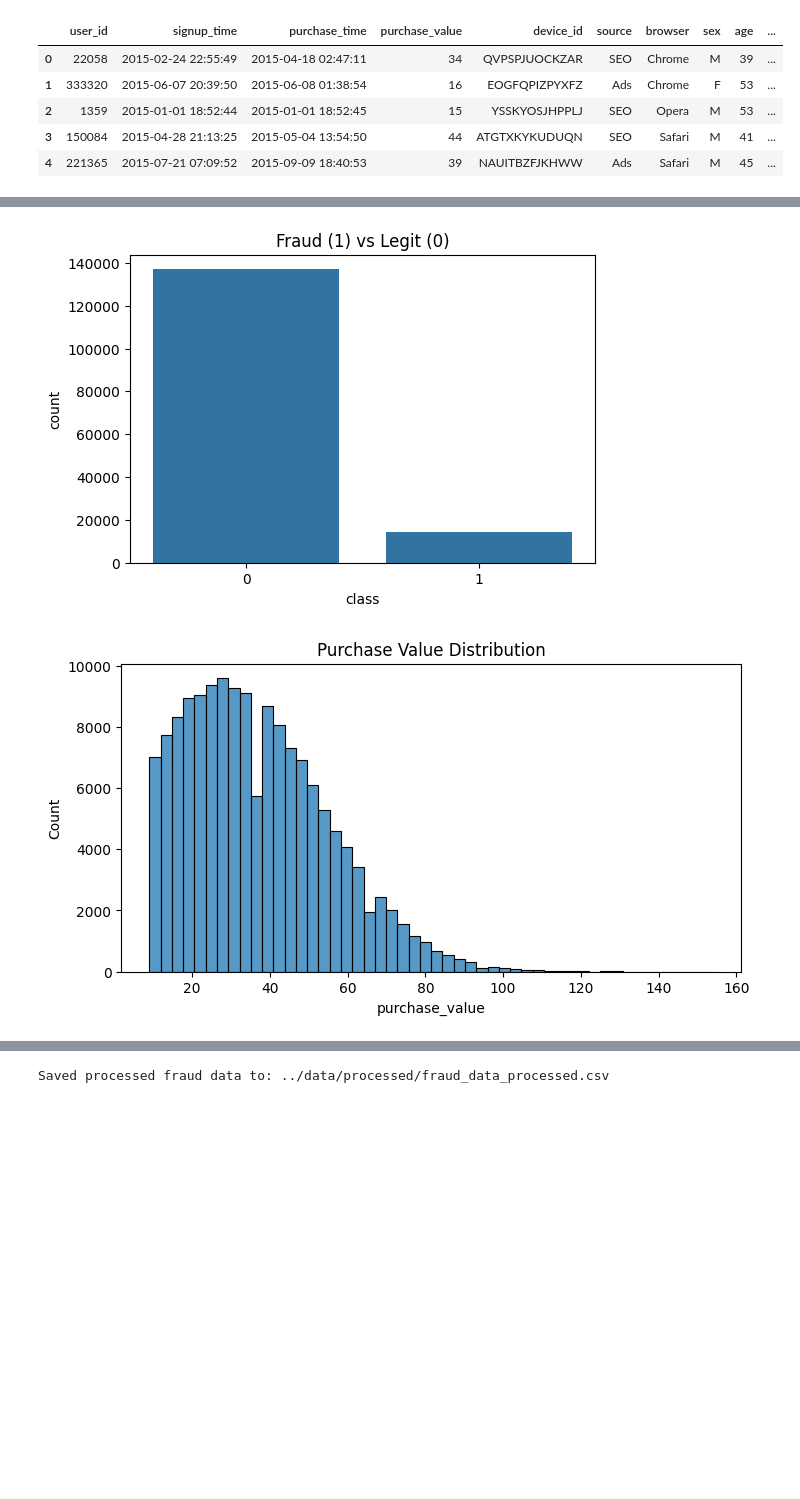
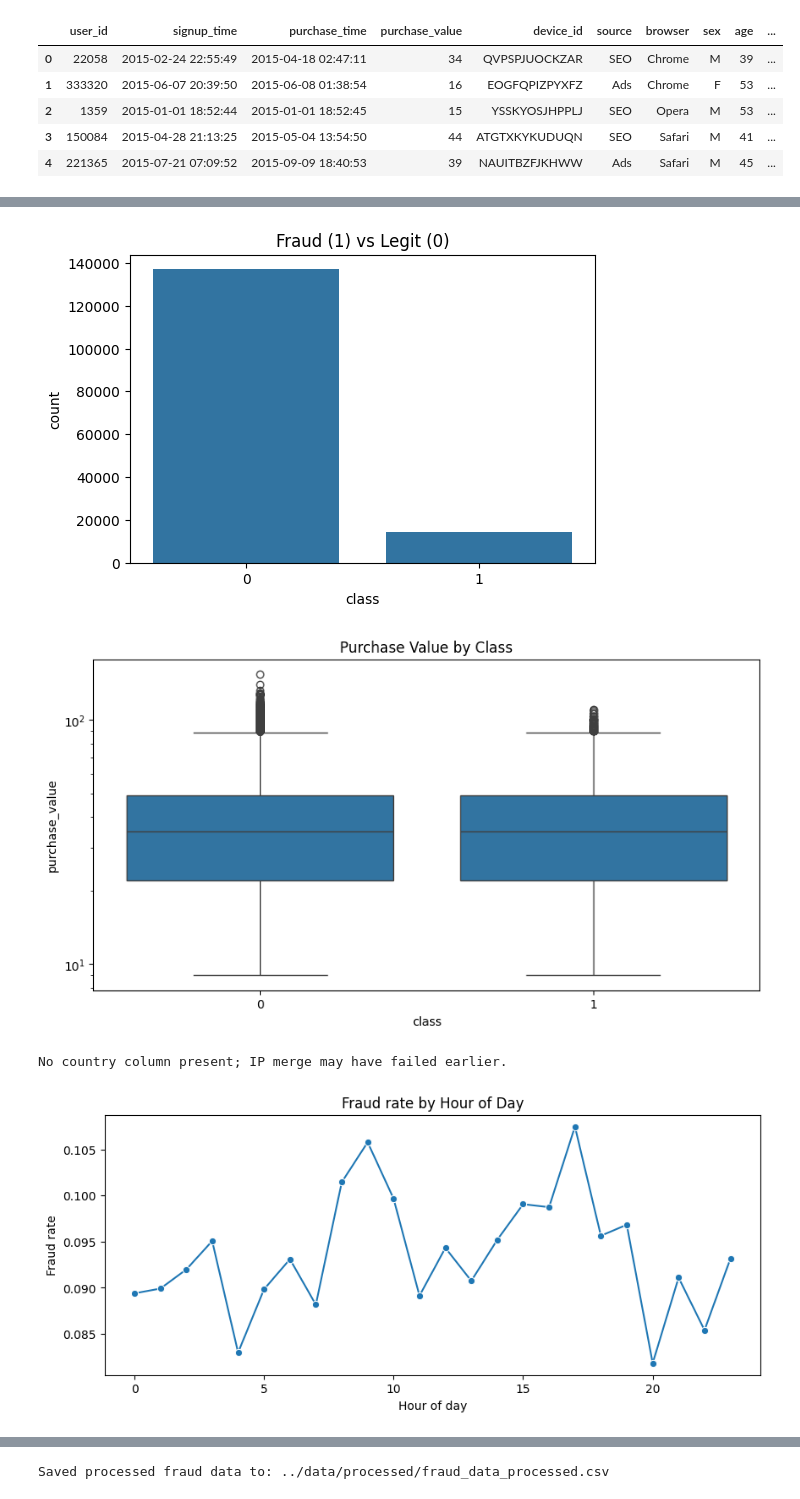
Before and after one commit to alemayehutseganew/fraud-detection, a Jupyter notebook: notebooks/eda-fraud-data.ipynb, the cells around one changed output, grey strips where cells are left out. Saved outputs shown, nothing was run; the diff lists cells and outputs as text; code cells hidden in the pictures; blank space fills up the shorter version.

```diff
--- a/notebooks/eda-fraud-data.ipynb
+++ b/notebooks/eda-fraud-data.ipynb
@@ -101,18 +105,78 @@ Merged (with country) rows: 151112
 | 3 | 150084 | 2015-04-28 21:13:25 | 2015-05-04 13:54:50 | 44 | ATGTXKYKUDUQN | SEO | Safari | M | 41 | ... |
 | 4 | 221365 | 2015-07-21 07:09:52 | 2015-09-09 18:40:53 | 39 | NAUITBZFJKHWW | Ads | Safari | M | 45 | ... |
 # %%
-# Simple EDA: class distribution and a few plots
+# Expanded EDA: class distribution, univariate, bivariate, and country analysis
+import pandas as pd
+import matplotlib.pyplot as plt
+import seaborn as sns
+from IPython.display import Image, display
+import os
+
+# Ensure we have the relevant time-based features
+if 'purchase_time' in merged.columns:
+    merged['purchase_time'] = pd.to_datetime(merged['purchase_time'])
+    if 'purchase_hour' not in merged.columns:
+        merged['purchase_hour'] = merged['purchase_time'].dt.hour
+    if 'day_of_week' not in merged.columns:
+        merged['day_of_week'] = merged['purchase_time'].dt.dayofweek
+
+# Class distribution (counts and percentages)
 if 'class' in merged.columns:
-    display(merged['class'].value_counts())
+    counts = merged['class'].value_counts().sort_index()
+    pct = merged['class'].value_counts(normalize=True).sort_index() * 100
+    print('Class counts:\n', counts)
+    print('\nClass distribution (%):\n', pct.round(2))
+
     plt.figure(figsize=(6,4))
     sns.countplot(x='class', data=merged)
     plt.title('Fraud (1) vs Legit (0)')
     plt.show()
 
-# Purchase value distribution if present
+# Purchase value distribution by class
 if 'purchase_value' in merged.columns:
-    plt.figure(figsize=(8,4))
-    sns.histplot(merged['purchase_value'].dropna(), bins=50, kde=False)
-    plt.title('Purchase Value Distribution')
+    plt.figure(figsize=(10,5))
+    sns.boxplot(x='class', y='purchase_value', data=merged)
+    plt.title('Purchase Value by Class')
+    plt.yscale('log')  # if skewed
     plt.show()
+
+# Fraud rate by country
+if 'country' in merged.columns:
+    country_stats = merged.groupby('country')['class'].agg(['count','mean']).rename(columns={'mean':'fraud_rate'})
+    country_stats = country_stats.sort_values('fraud_rate', ascending=False)
+    display(country_stats.head(10))
+
+    plt.figure(figsize=(10,5))
+    sns.barplot(x=country_stats.head(10).index, y=country_stats.head(10)['fraud_rate'])
+    plt.xticks(rotation=45)
+    plt.title('Top 10 Countries by Fraud Rate')
+    plt.ylabel('Fraud rate (mean of class)')
+    plt.show()
+else:
+    print('No country column present; IP merge may have failed earlier.')
+
+# Hour-of-day fraud rate
+if 'purchase_hour' in merged.columns:
+    hour_stats = merged.groupby('purchase_hour')['class'].agg(['count','mean']).rename(columns={'mean':'fraud_rate'})
+    plt.figure(figsize=(10,4))
+    sns.lineplot(x=hour_stats.index, y=hour_stats['fraud_rate'], marker='o')
+    plt.title('Fraud rate by Hour of Day')
+    plt.xlabel('Hour of day')
+    plt.ylabel('Fraud rate')
+    plt.show()
+
+# Display generated figures if available
+fig_dir = '../reports/figures'
+for fname in ['fraud_by_country.png','class_distribution_before.png','class_distribution_before_after.png','class_distribution_after_smote.png']:
+    path = os.path.join(fig_dir, fname)
+    if os.path.exists(path):
+        print(f'Displaying {fname}')
+        display(Image(filename=path))
+    else:
+        print(f'Figure not found: {fname} (path: {path})')
+
+# Save processed fraud data for downstream notebooks
+out_path = '../data/processed/fraud_data_processed.csv'
+merged.to_csv(out_path, index=False)
+print(f'Saved processed fraud data to: {out_path}')
 # %% [output]
@@ -123,2 +194,4 @@ Name: count, dtype: int64
 [figure]
-[figure, old version]
+[figure, new version]
+No country column present; IP merge may have failed earlier.
+[figure, added]
```
Also changed, not shown: parts of 4 cells of this notebook, 28 other files.
